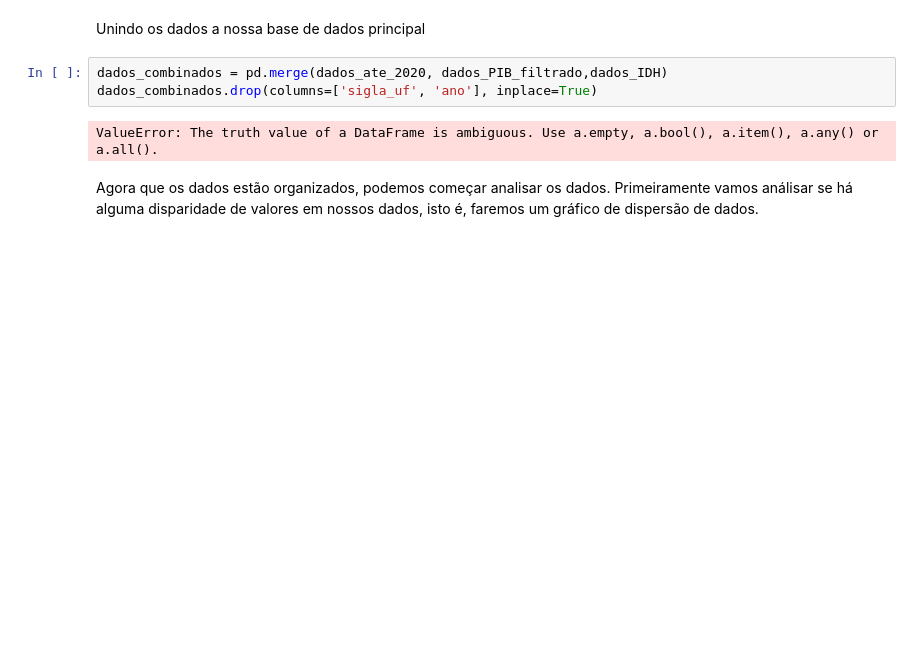
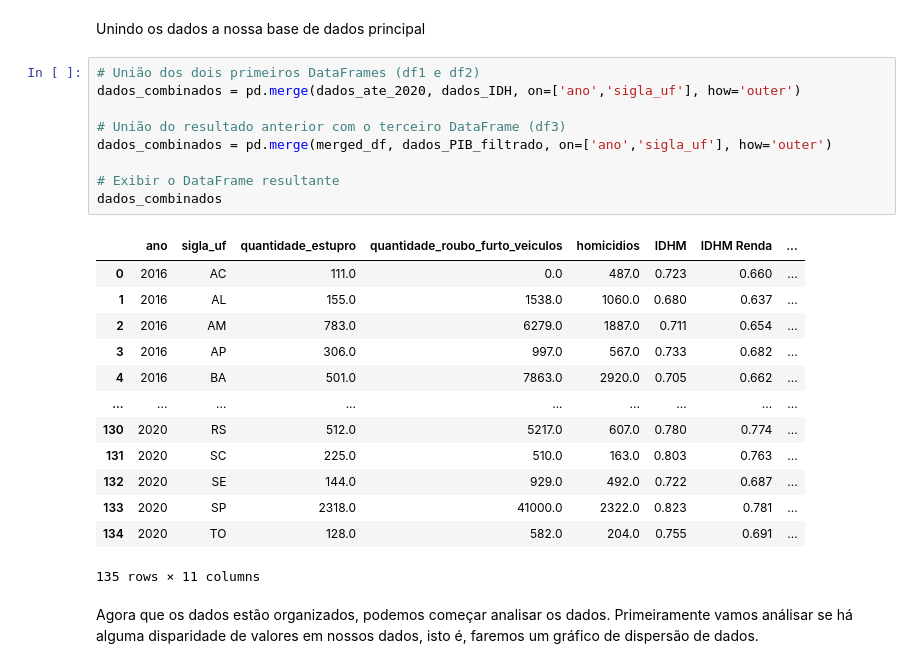
Before and after one commit to Iamiran1/Projeto-2---Ci-ncia-de-Dados, a Jupyter notebook: P2.ipynb, the cells around one changed output. Saved outputs shown, nothing was run; the diff lists cells and outputs as text; blank space fills up the shorter version.

Commit message:
combinando dados

```diff
--- a/P2.ipynb
+++ b/P2.ipynb
@@ -243,11 +243,29 @@ dados_IDH
 135 rows × 6 columns
 # %% [markdown]
 Unindo os dados a nossa base de dados principal
-# %%
-dados_combinados = pd.merge(dados_ate_2020, dados_PIB_filtrado,dados_IDH)
-dados_combinados.drop(columns=['sigla_uf', 'ano'], inplace=True)
-# %% [output]
-ValueError: The truth value of a DataFrame is ambiguous. Use a.empty, a.bool(), a.item(), a.any() or a.all().
+# %%
+# União dos dois primeiros DataFrames (df1 e df2)
+dados_combinados = pd.merge(dados_ate_2020, dados_IDH, on=['ano','sigla_uf'], how='outer')
+
+# União do resultado anterior com o terceiro DataFrame (df3)
+dados_combinados = pd.merge(merged_df, dados_PIB_filtrado, on=['ano','sigla_uf'], how='outer')
+
+# Exibir o DataFrame resultante
+dados_combinados
+# %% [output]
+|  | ano | sigla_uf | quantidade_estupro | quantidade_roubo_furto_veiculos | homicidios | IDHM | IDHM Renda | ... |
+| 0 | 2016 | AC | 111.0 | 0.0 | 487.0 | 0.723 | 0.660 | ... |
+| 1 | 2016 | AL | 155.0 | 1538.0 | 1060.0 | 0.680 | 0.637 | ... |
+| 2 | 2016 | AM | 783.0 | 6279.0 | 1887.0 | 0.711 | 0.654 | ... |
+| 3 | 2016 | AP | 306.0 | 997.0 | 567.0 | 0.733 | 0.682 | ... |
+| 4 | 2016 | BA | 501.0 | 7863.0 | 2920.0 | 0.705 | 0.662 | ... |
+| ... | ... | ... | ... | ... | ... | ... | ... | ... |
+| 130 | 2020 | RS | 512.0 | 5217.0 | 607.0 | 0.780 | 0.774 | ... |
+| 131 | 2020 | SC | 225.0 | 510.0 | 163.0 | 0.803 | 0.763 | ... |
+| 132 | 2020 | SE | 144.0 | 929.0 | 492.0 | 0.722 | 0.687 | ... |
+| 133 | 2020 | SP | 2318.0 | 41000.0 | 2322.0 | 0.823 | 0.781 | ... |
+| 134 | 2020 | TO | 128.0 | 582.0 | 204.0 | 0.755 | 0.691 | ... |
+135 rows × 11 columns
 # %% [markdown]
 Agora que os dados estão organizados, podemos começar analisar os dados. Primeiramente vamos análisar se há alguma disparidade de valores em nossos dados, isto é, faremos um gráfico de dispersão de dados.
 # %%
```
